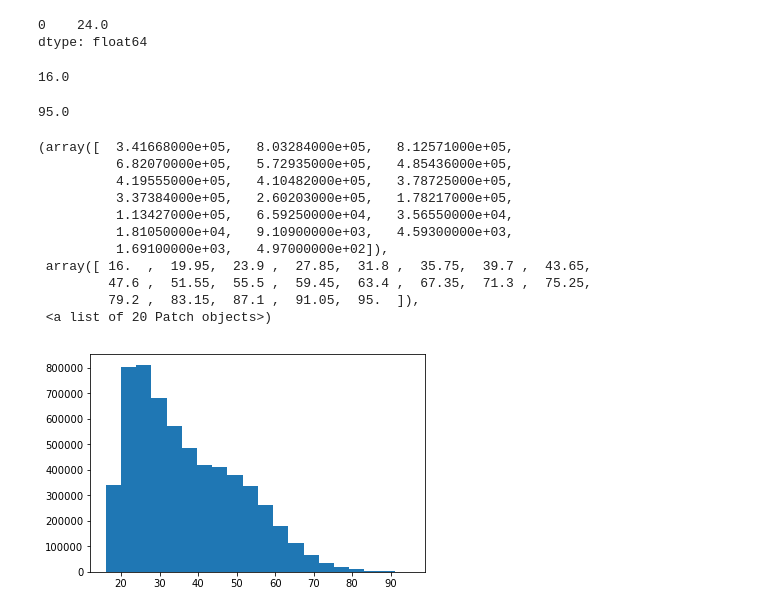
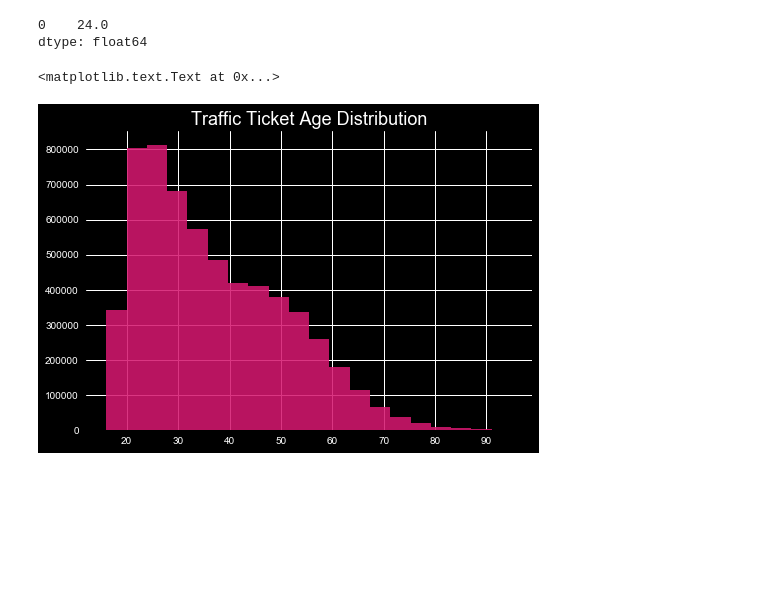
Before and after one commit to dacrands/traffic-ticket-data, a Jupyter notebook: traffic-data.ipynb, the cells around one changed output. Cells and saved outputs as stored; diff of their text form; code cells hidden in the pictures; blank space fills up the shorter version.

Commit message:
Add graph config

```diff
--- a/traffic-data.ipynb
+++ b/traffic-data.ipynb
@@ -309,3 +311,18 @@ len(set(traffic_tickets.State))
+# %%
+SMALL_SIZE = 10
+MEDIUM_SIZE = 12
+BIGGER_SIZE = 18
+
+plt.style.use('seaborn')
+plt.style.use('dark_background')
+
+plt.rc('font', size=SMALL_SIZE)          # controls default text sizes
+plt.rc('axes', titlesize=BIGGER_SIZE)     # fontsize of the axes title
+plt.rc('axes', labelsize=MEDIUM_SIZE)    # fontsize of the x and y labels
+plt.rc('xtick', labelsize=SMALL_SIZE)    # fontsize of the tick labels
+plt.rc('ytick', labelsize=SMALL_SIZE)    # fontsize of the tick labels
+plt.rc('legend', fontsize=SMALL_SIZE)    # legend fontsize
+plt.rc('figure', titlesize=BIGGER_SIZE)
 # %% [markdown]
 ## Top 10 Traffic Violations
 # %%
@@ -366,26 +400,9 @@ traffic_tickets.Age.mode()
 # %% [output]
 0    24.0
 dtype: float64
-# %%
-traffic_tickets.Age.min()
-# %% [output]
-16.0
-# %%
-traffic_tickets.Age.max()
-# %% [output]
-95.0
 # %%
-plt.hist(traffic_tickets.Age.dropna(), bins=20)
+plt.hist(traffic_tickets.Age.dropna(), bins=20, color="#d5186fde")
+plt.title("Traffic Ticket Age Distribution")
 # %% [output]
-(array([  3.41668000e+05,   8.03284000e+05,   8.12571000e+05,
-          6.82070000e+05,   5.72935000e+05,   4.85436000e+05,
-          4.19555000e+05,   4.10482000e+05,   3.78725000e+05,
-          3.37384000e+05,   2.60203000e+05,   1.78217000e+05,
-          1.13427000e+05,   6.59250000e+04,   3.56550000e+04,
-          1.81050000e+04,   9.10900000e+03,   4.59300000e+03,
-          1.69100000e+03,   4.97000000e+02]),
- array([ 16.  ,  19.95,  23.9 ,  27.85,  31.8 ,  35.75,  39.7 ,  43.65,
-         47.6 ,  51.55,  55.5 ,  59.45,  63.4 ,  67.35,  71.3 ,  75.25,
-         79.2 ,  83.15,  87.1 ,  91.05,  95.  ]),
- <a list of 20 Patch objects>)
+<matplotlib.text.Text at 0x...>
-[figure, old version]
+[figure, new version]
```
Also changed, not shown: parts of 9 cells of this notebook, 5 other files.
